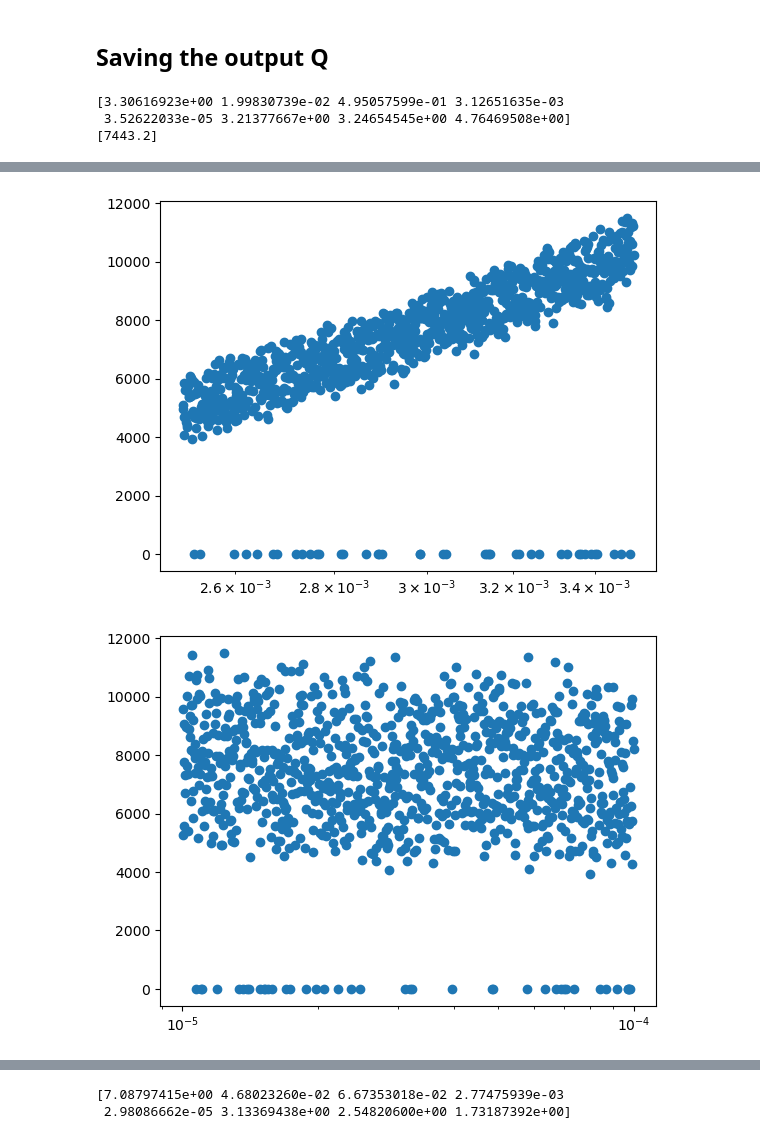
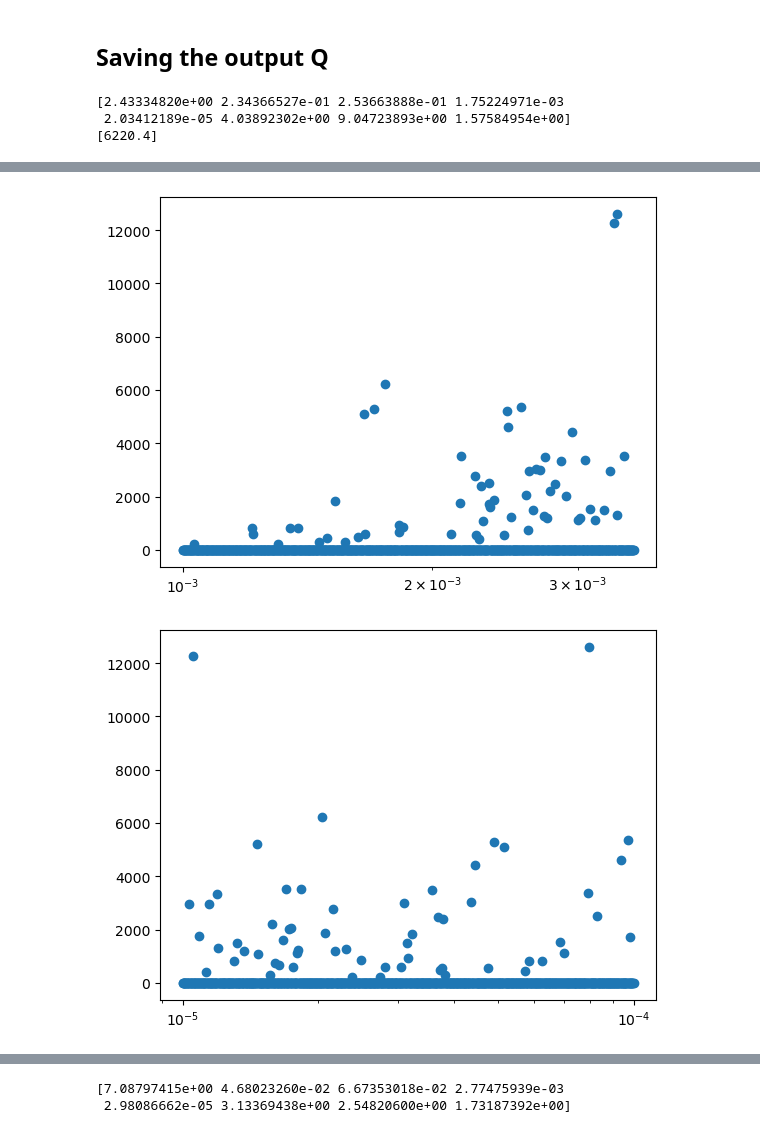
Before and after one commit to davermurray/mf-trees, a Jupyter notebook: mf_notebooks/Aquaseca_SS_Sfr.ipynb, the cells around one changed output, grey strips where cells are left out. Saved outputs shown, nothing was run; the diff lists cells and outputs as text; code cells hidden in the pictures.

```diff
--- a/mf_notebooks/Aquaseca_SS_Sfr.ipynb
+++ b/mf_notebooks/Aquaseca_SS_Sfr.ipynb
@@ -425,8 +431,6 @@ plt.legend()
 # %% [markdown]
 ## create packages and run model
 # %%
-well_head_df= pd.read_pickle('../outputs/heads/WellHead_SS1000test11.pkl')
+well_head_df= pd.read_pickle('../outputs/heads/WellHead_SS1000test12.pkl')
 #print(well_head_df.index.values)
-
-print(sampling[well_head_df.index.values].shape)
 # %% [output]
@@ -439,15 +444,13 @@ print(sampling[well_head_df.index.values].shape)
 #the parameter test numbes differ from the scenario run test #s
 #the test 3 params are used for both test 3 and test 4 scenarios - test 4 just has a higher h boundary 12/6/23
 #Test 5 params has smaller Recharge range (0.025-0.035) - the scenarios named Test 6 use Test 5 pars but K is set to 5 (in this cell)
-
 #test 7 uses the test 4 pars (varying K and recharge) but added sinuosity by increase reach length per cell (higher sinosity in lower slopes)
-
 #Test 8 uses test 5 pars (constant reacharge at 0.003 and set the K to 5 below) - includes sinuosity of test 7
-
 #test 9 uses test 4 pars but holds K constant at 5
 #test 10 uses the test4 pars but holds Recharge constant at 0.003
 #test 11 holds them both constant (like 8) with test 4 pars
-sampling = np.loadtxt("ModflowParams8-1000Test4.txt")
+#test12 pars correspond to new test 12 runs - finally!
+sampling = np.loadtxt("ModflowParams8-1000Test12.txt")
 
 #Testing if this matches
 #data = np.loadtxt("../outputs/ModflowSfrWellOutput750Test3.txt")
@@ -455,7 +458,7 @@ sampling = np.loadtxt("ModflowParams8-1000Test4.txt")
 
 #Using only the members in the ensemble after we cull the herd -
 members = well_head_df.index.values
-
+#print(members)
 error_list = []
 #print(sampling)
 num = len(sampling)
@@ -463,12 +466,13 @@ num = len(sampling)
 leakage_array = np.zeros((num,1))
 depth_array = np.zeros((num,1))
 
-testnum = 11
+testnum = "12NoPumping"
 
 #for i in range(num):
 for i in members:
     #print(sampling[i])
-    modelname = "ScenarioSfrWell1000Test"+str(testnum)+"NoPumping_"+str(i)
+    modelname = "ScenarioSfrWell1000Test"+str(testnum)+"_"+str(i)#+"NoPumping_"+str(i)
+    print("Running ", modelname)
     m = flopy.modflow.Modflow(modelname,model_ws = modws, exe_name = moddir)
 
     #Discretization - dis
@@ -483,11 +487,11 @@ for i in members:
     #Layer properties - lpf
     ## make horizontal K np arrays
     #Kh = np.zeros((nlay,nrow,ncol))     # define an array of zeros the size of the model grid (nlay, nrow, ncol)
-    Kh[:,:,:] = 5# sampling[i][0]# assign the original value to the entire array
+    Kh[:,:,:] = sampling[i][0]# assign the original value to the entire array
 
     ## Make a arrays for the K values
     #Kz = np.zeros((nlay,nrow,ncol))     # define an array of zeros the size of the model grid (nlay, nrow, ncol)
-    Kz[:,:,:] = 5#sampling[i][0]#* sampling[i][7]                # assign the original value to the entire array
+    Kz[:,:,:] = sampling[i][0]#* sampling[i][7]                # assign the original value to the entire array
 
     #restrictive layer
     Kz[1,:,10:49] = sampling[i][0] * sampling[i][1] #* sampling[i][7]       #Replace K in the middle layer with the lower value
@@ -506,12 +510,13 @@ for i in members:
     evt = flopy.modflow.mfevt.ModflowEvt(m, surf=ztop, evtr=ET_zone, exdp=extinction_depth, ipakcb=53)
 
     #Recharge - rch
-    rech_zone_forced[0,int(rech_rows_forced[0]):int(rech_rows_forced[1]),int(rech_cols_forced[0]):int(rech_cols_forced[1])]= 0.003#sampling[i][3]
+    rech_zone_forced[0,int(rech_rows_forced[0]):int(rech_rows_forced[1]),int(rech_cols_forced[0]):int(rech_cols_forced[1])]= sampling[i][3]
 
     rch = flopy.modflow.mfrch.ModflowRch(model=m, nrchop=3, rech=rech_zone_forced, ipakcb=53)     #create rch object
 
-    seg_data['hcond1'] = sampling[i][6]
-    seg_data['hcond2'] = sampling[i][6]
+    #seg_data['hcond1'] = sampling[i][6]
+    #seg_data['hcond2'] = sampling[i][6]
+    reach['strhc1'] = sampling[i][6]
 
     sfr = flopy.modflow.ModflowSfr2(
         model = m,
@@ -520,15 +525,19 @@ for i in members:
         const=const,
         dleak=dleak,
         ipakcb=ipakcb,
+        isfropt=1,
         #istcb1 = 81,
         istcb2=istcb2,
+        reachinput=True,
         reach_data=reach,
         segment_data=seg_data,
         #channel_geometry_data=channel_geometry_data,
         #channel_flow_data=channel_flow_data,
         dataset_5=dataset_5)
 
+    sfr.get_slopes() #necessary to calculate slopes when isforpt = 1
 
+    #sfr.check()
     #Well - wel
     wel_spd =  {0: [2,well_row, well_col,0]}
     #wel_spd =  {0: [2,well_row, well_col,pumping*sampling[i][7]]}
@@ -552,7 +561,7 @@ for i in members:
     m.write_input()
 
     #Run the model
-    success, mfoutput = m.run_model(pause=False, report=False)
+    success, mfoutput = m.run_model(pause=False, report=False, silent=True)
     if not success:
         #raise Exception('MODFLOW did not terminate normally.')
         print('MODFLOW did not terminate normally. Parameters saved to file')
@@ -565,21 +574,22 @@ for i in members:
         df = sfrout.get_dataframe()
         leakage_array[i] = df.Qout[25]
         depth_array[i] = df.depth[25]
+        print('Success')
 
 combined = np.hstack((sampling[:],leakage_array))
 
 if error_list:
-    np.savetxt("ErrorSS_SfrWell1000Test"+str(testnum)+"NoPumping.txt", error_list)
+    np.savetxt("ErrorSS_SfrWell1000Test"+str(testnum)+".txt", error_list)
     print(len(error_list))
     eidx = np.array(error_list)[:,0].astype(int)
     print(eidx)
     #pumping
-    #error_free = np.delete(combined, eidx, axis=0)
+    error_free = np.delete(combined, eidx, axis=0)
     #no Pumping
     error_free = [i for i in members if i not in eidx]
 else:
     print('No Errors')
     error_free = combined
 
-np.savetxt("ModflowSfrWellOutput1000Test"+str(testnum)+"NoPumping.txt", error_free)
+np.savetxt("ModflowSfrWellOutput1000Test"+str(testnum)+".txt", error_free)
 # %% [output]
@@ -608,7 +618,7 @@ from flopy.utils.mflistfile import MfListBudget
 #print(sfr.check())
 print(sampling[1])
 print(leakage_array[1])
-mf_list = MfListBudget(modws+"/ScenarioSfrWell1000Test91.list")
+mf_list = MfListBudget(modws+"/ScenarioSfrWell1000Test12_1.list")
 #incremental, cumulative = mf_list.get_budget()
 df_in, df_out = mf_list.get_dataframes()
 
@@ -636,7 +646,7 @@ for i in range(npars):
         plt.xscale('log')
     plt.show()
 # %% [output]
-[3.30616923e+00 1.99830739e-02 4.95057599e-01 3.12651635e-03
- 3.52622033e-05 3.21377667e+00 3.24654545e+00 4.76469508e+00]
-[7443.2]
+[2.43334820e+00 2.34366527e-01 2.53663888e-01 1.75224971e-03
+ 2.03412189e-05 4.03892302e+00 9.04723893e+00 1.57584954e+00]
+[6220.4]
 |  | STORAGE_IN | CONSTANT_HEAD_IN | WELLS_IN | ET_IN | RECHARGE_IN | STREAM_LEAKAGE_IN | TOTAL_IN | ... |
@@ -650,2 +660,2 @@ for i in range(npars):
-[figure, old version]
+[figure, new version]
-[figure, old version]
+[figure, new version]
```
Also changed, not shown: parts of 14 cells of this notebook, 2 other files.
